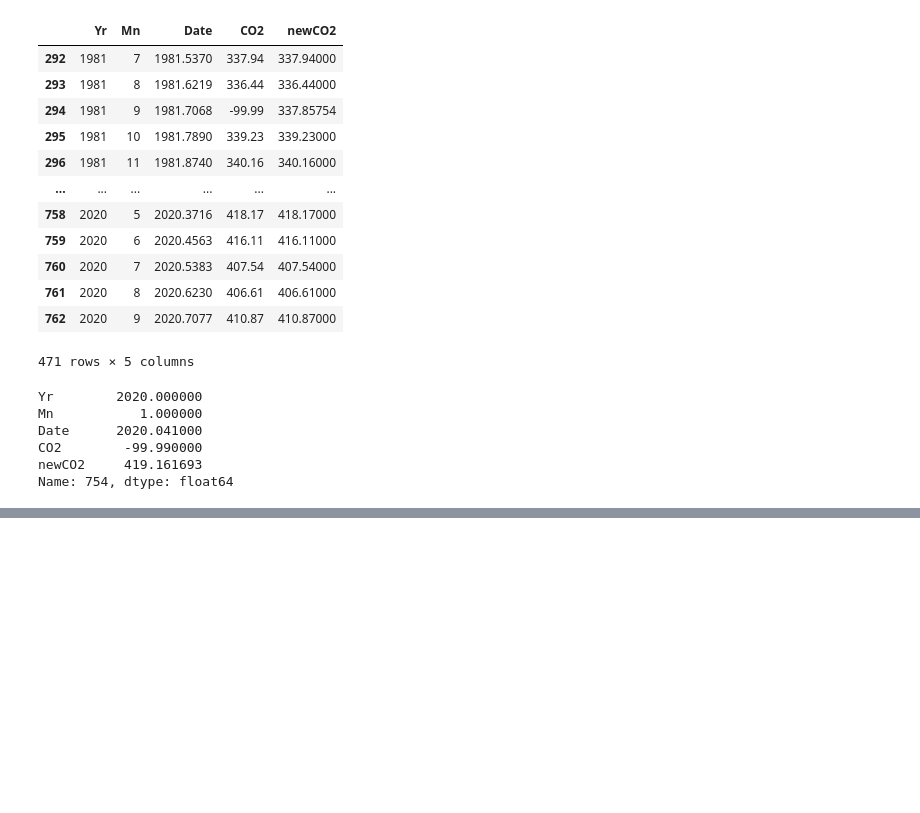
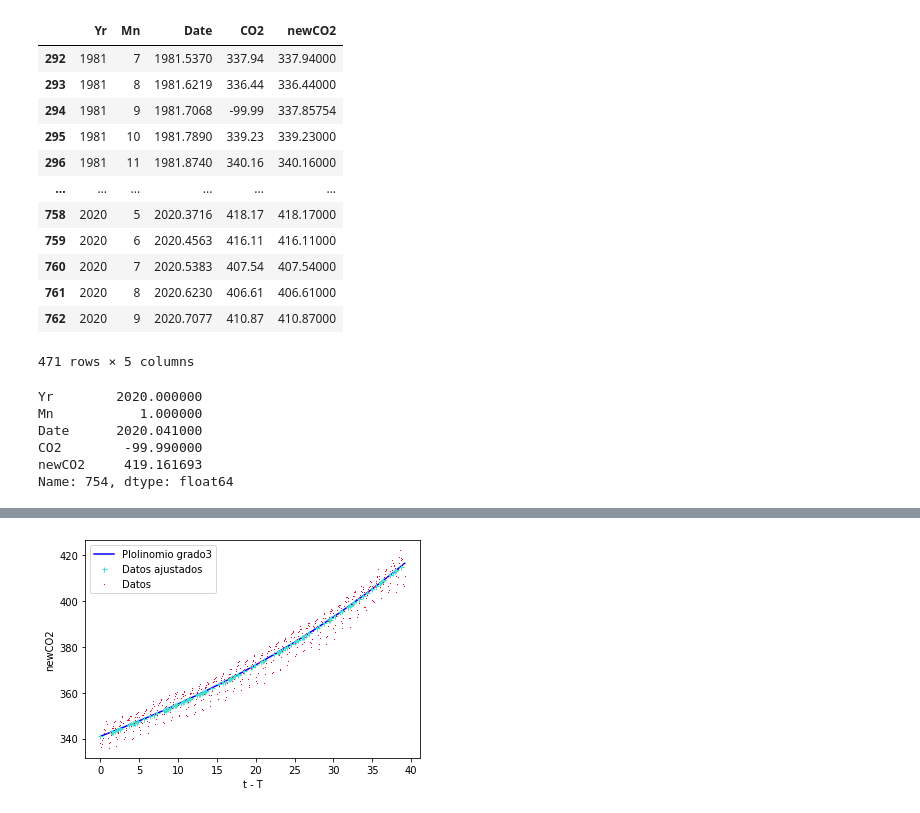
Before and after one commit to rlg23/Grupo2, a Jupyter notebook: TareaGrupo2_RubenLagos.ipynb, the cells around one changed output, grey strips where cells are left out. Cells and saved outputs as stored; diff of their text form; code cells hidden in the pictures; blank space fills up the shorter version.

```diff
--- a/TareaGrupo2_RubenLagos.ipynb
+++ b/TareaGrupo2_RubenLagos.ipynb
@@ -220,0 +290,39 @@ Name: 754, dtype: float64
+# %%
+# Importamos
+from sklearn.linear_model import LinearRegression
+from sklearn.preprocessing import PolynomialFeatures
+from sklearn.model_selection import train_test_split
+import matplotlib.pyplot as plt
+import pandas as pd
+import numpy as np
+
+x=data_f['Polinomial']
+y=data_f['newCO2']
+
+x1=data_f['Polinomial']
+y1=data_f['newCO2']
+
+X_train,X_test,Y_train,y_test=train_test_split(x,y,test_size=0.25)
+X_train=X_train.values.reshape([X_train.values.shape[0],1])
+X_test=X_test.values.reshape([X_test.values.shape[0],1])
+
+grado=3
+poly=PolynomialFeatures(degree=grado)
+X_poly=poly.fit_transform(X_train)
+Xt_poly=poly.fit_transform(X_test)
+polymodel=LinearRegression()
+polymodel.fit(X_poly,Y_train)
+pred=polymodel.predict(X_poly)
+pred2=polymodel.predict(Xt_poly)
+xt,yt=zip(*sorted(zip(X_test,pred2)))
+X,y=zip(*sorted(zip(X_train,pred)))
+
+plt.plot(X,y,'-',color='blue',label='Plolinomio grado'+str(grado) ,markersize=2)
+plt.plot(xt,yt,'+',color='turquoise',label='Datos ajustados',markersize=5)
+plt.plot(x1,y1,'*',color='crimson',label='Datos',markersize=.5)
+plt.xlabel('t - T')
+plt.ylabel('newCO2')
+plt.legend(loc=0)
+plt.show()
+# %% [output]
+[figure, added]
```
Also changed, not shown: parts of 4 cells of this notebook.
